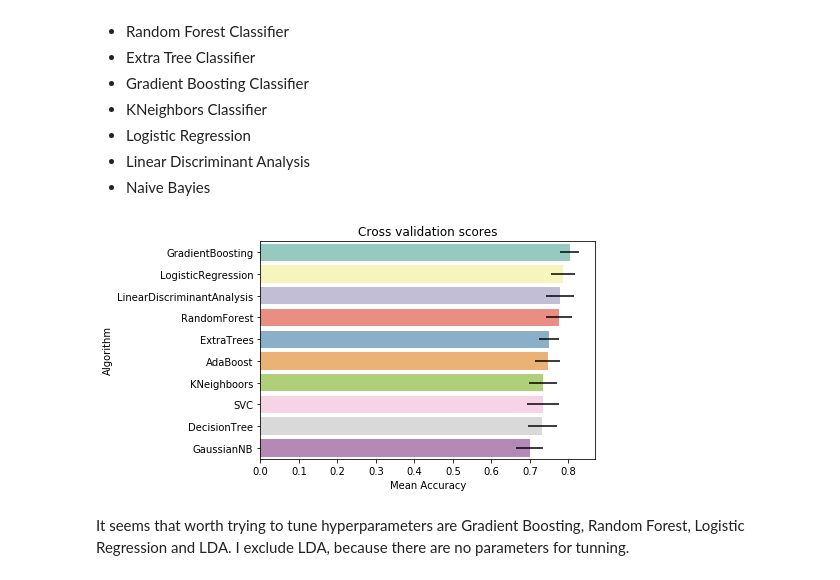
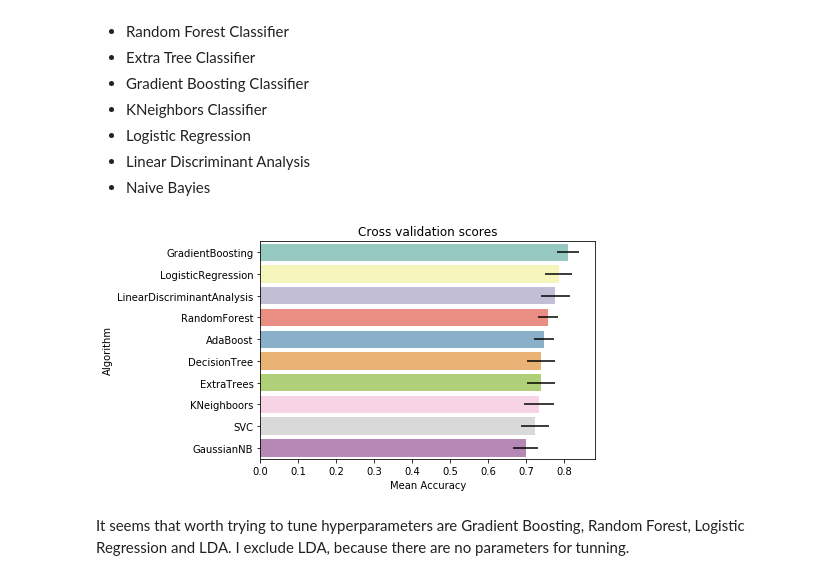
Before and after one commit to QuarKUS7/EY, a Jupyter notebook: model.ipynb, the cells around one changed output. Cells and saved outputs as stored; diff of their text form; code cells hidden in the pictures.

```diff
--- a/model.ipynb
+++ b/model.ipynb
@@ -87,7 +87,8 @@ print(data.columns.values)
 data = data.drop(['PassengerId','Name'], axis=1)
 # %%
 # Rearange columns in data so Sex is the first
-data = data[['Sex','Survived', 'Pclass','Age', 'SibSp', 'Parch', 'Ticket', 'Fare', 'Cabin', 'Embarked']]
+data = data[['Sex','Survived', 'Pclass','Age', 'SibSp', 'Parch',
+             'Ticket', 'Fare', 'Cabin', 'Embarked']]
 # %%
 # A concise summary of data
 data.info()
@@ -342,0 +343,2 @@ g = sns.factorplot(x="Deck", y="Sex", data=data, kind="bar", size=6,
+# %%
+data['Age_bin'] = np.where(data['Age'].isnull(), 1, 0)
@@ -343,3 +349,5 @@ g = sns.factorplot(x="Deck", y="Sex", data=data, kind="bar", size=6,
+# %%
+data['Fare_mean'] = data.groupby('Pclass')['Fare'].transform(lambda x : x.mean())
 # %% [markdown]
 ### Completing features
 # %% [markdown]
@@ -467,41 +473,35 @@ classifiers.append(AdaBoostClassifier(DecisionTreeClassifier(random_state=random
                                       learning_rate=0.1))
 classifiers.append(RandomForestClassifier(random_state=random_state))
 classifiers.append(ExtraTreesClassifier(random_state=random_state))
 classifiers.append(GradientBoostingClassifier(random_state=random_state))
 classifiers.append(KNeighborsClassifier())
 classifiers.append(LogisticRegression(random_state=random_state))
 classifiers.append(LinearDiscriminantAnalysis())
 classifiers.append(GaussianNB())
 
 # Make list of classifier's scores
 cv_results = [cross_val_score(classifier, X_train, y=y_train,
                               scoring="accuracy", cv=kfold, n_jobs=-1)
               for classifier in classifiers]
 # Make list of classifiers mean scores
 cv_means = [cv_result.mean() for cv_result in cv_results]
 # Make list of classifiers standard deviation of scores
 cv_std = [cv_result.std() for cv_result in cv_results]
 
 # Create dataframe of classifier and metrics for plot
 cv_res = pd.DataFrame({"CrossValMeans": cv_means, "CrossValerrors": cv_std,
                        "Algorithm": ["SVC", "DecisionTree", "AdaBoost",
                                      "RandomForest", "ExtraTrees", "GradientBoosting",
                                     "KNeighboors", "LogisticRegression",
                                     "LinearDiscriminantAnalysis", "GaussianNB"]})
-        .sort_values(by='CrossValMeans', ascending=False)
+cv_res = cv_res.sort_values(by='CrossValMeans', ascending=False)
 
 g = sns.barplot("CrossValMeans", "Algorithm", data=cv_res,
                 palette="Set3", orient="h", **{'xerr': cv_std})
 g.set_xlabel("Mean Accuracy")
 g = g.set_title("Cross validation scores")
-# ax=g
-
-# annotate axis = seaborn axis
-# for p in ax.patches:
-#             ax.annotate(str(int(p.get_width())), (p.get_x() + p.get_width(), p.get_y()), xytext=(-2, 4), textcoords='offset points', horizontalalignment='right')
-# g = g.set_title("Cross validation scores")
 # %% [output]
-[figure, old version]
+[figure, new version]
 # %% [markdown]
 It seems that worth trying to tune hyperparameters are Gradient Boosting, Random Forest, Logistic Regression and LDA. I exclude LDA, because there are no parameters for tunning.
 # %% [markdown]
```
Also changed, not shown: parts of 51 cells of this notebook.
